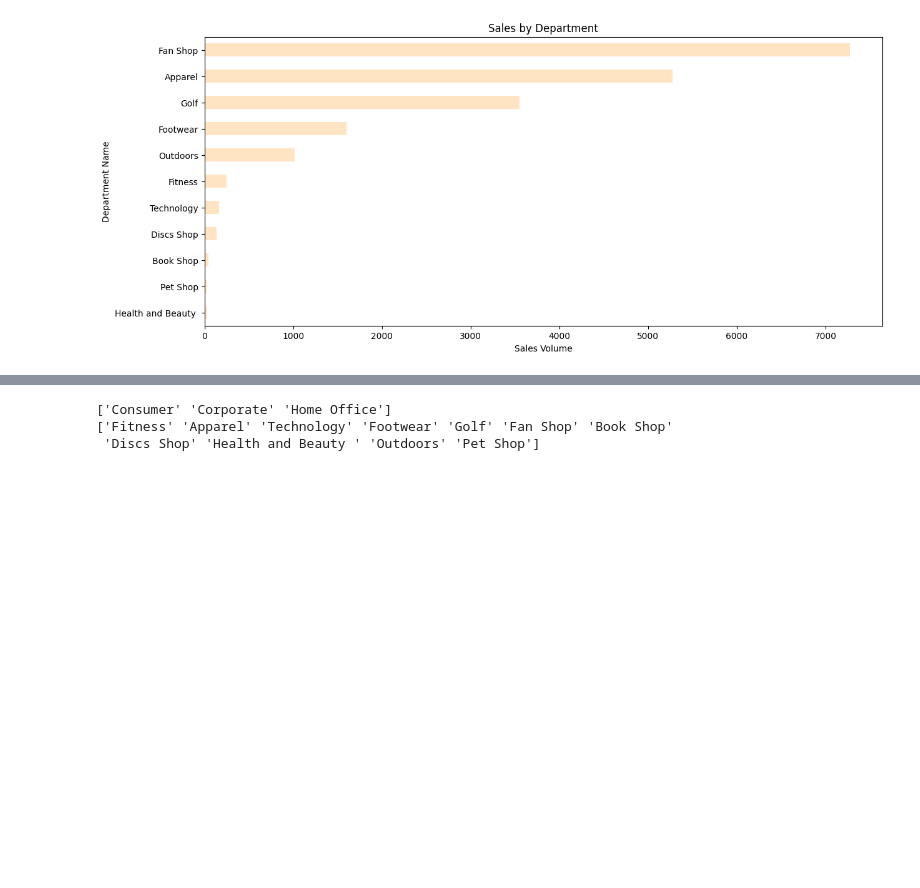
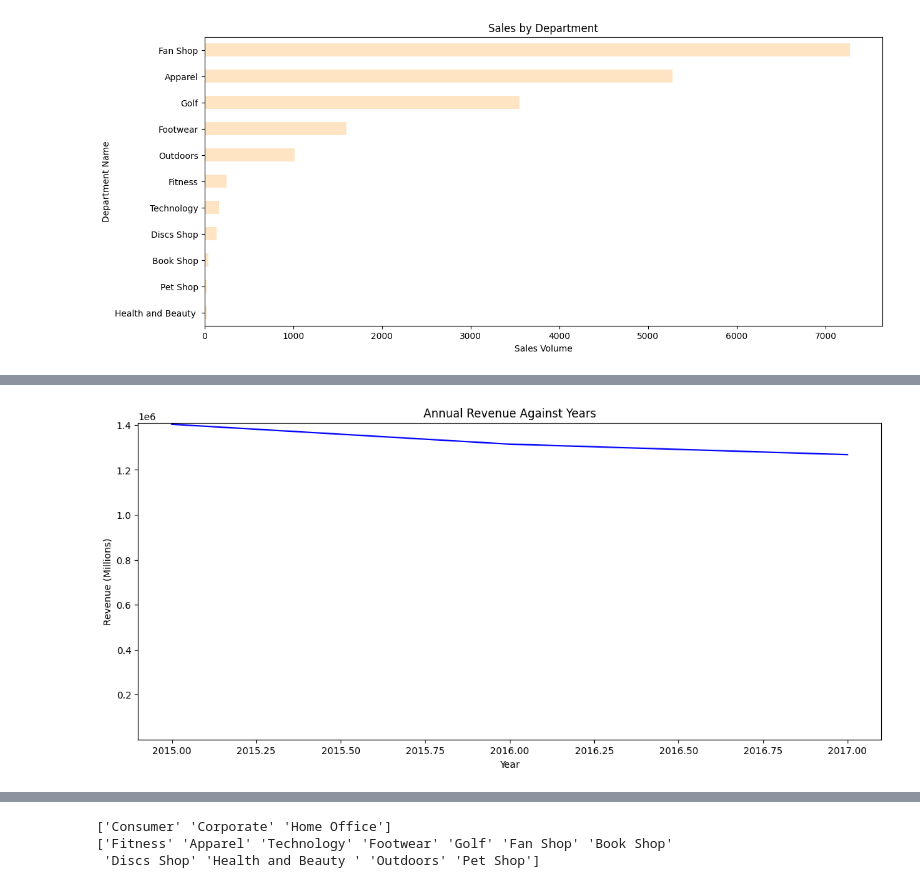
Before and after one commit to ylangylangg/MY-DAC-Curriculum, a Jupyter notebook: DAC-Internal-Group9/RetailStores-Attempt2.ipynb, the cells around one changed output, grey strips where cells are left out. Cells and saved outputs as stored; diff of their text form; code cells hidden in the pictures; blank space fills up the shorter version.

```diff
--- a/DAC-Internal-Group9/RetailStores-Attempt2.ipynb
+++ b/DAC-Internal-Group9/RetailStores-Attempt2.ipynb
@@ -46,0 +66,9 @@ plt.show()
+# %%
+annual_revenue.plot(kind='line', figsize=(14, 6), color='blue')
+plt.title('Annual Revenue Against Years')
+plt.xlabel('Year')
+plt.ylabel('Revenue (Millions)')
+plt.ylim(bottom=1.0)
+plt.show()
+# %% [output]
+[figure, added]
```
Also changed, not shown: parts of 6 cells of this notebook, 2 other files.
